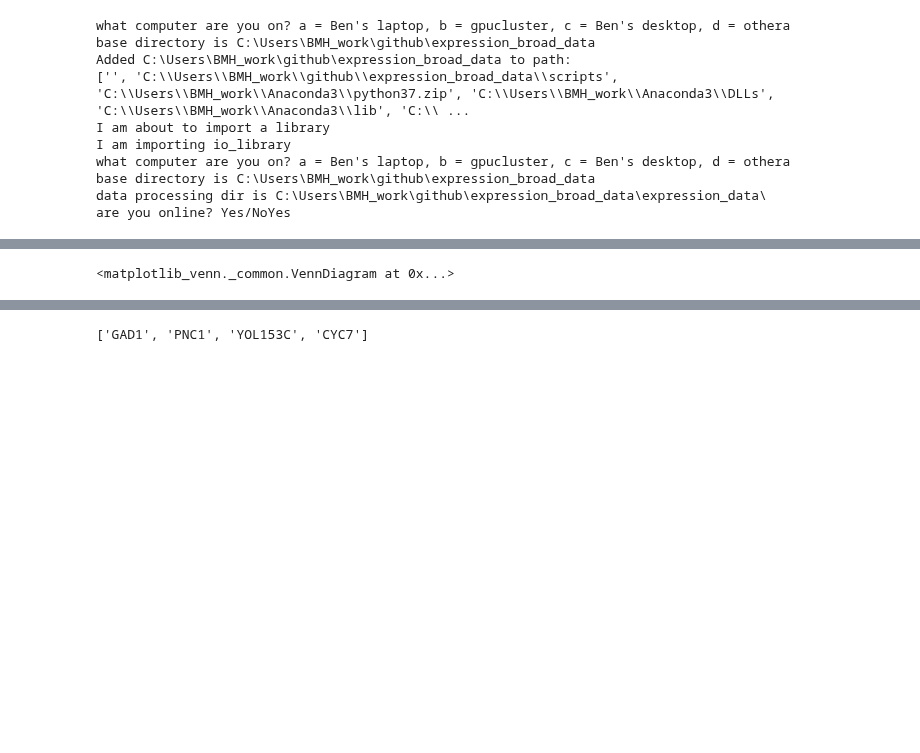
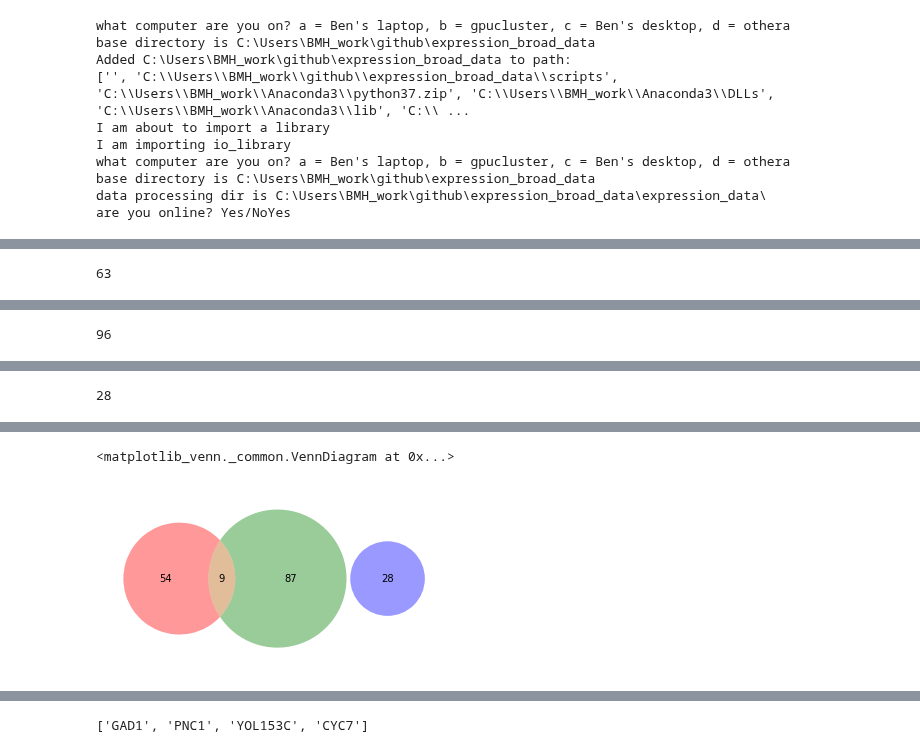
Before and after one commit to heineike02/yeast_esr_expression_analysis, a Jupyter notebook: scripts/20181101_klscpka_r1g1_m24_KL_analysis.ipynb, the cells around one changed output, grey strips where cells are left out. Cells and saved outputs as stored; diff of their text form; code cells hidden in the pictures; blank space fills up the shorter version.

```diff
--- a/scripts/20181101_klscpka_r1g1_m24_KL_analysis.ipynb
+++ b/scripts/20181101_klscpka_r1g1_m24_KL_analysis.ipynb
@@ -280,14 +219,17 @@ py.iplot(fig, filename='RNAseq2018_KL_WT_VS_R1G1')
 # %%
 #To Call Rph1/Gis1 repressed genes make a line from (1.5, 3) to (3.0, 0) and a hard cutoff below of 0.5
 
-x1,y1 = (1.5,3.0)
-x2,y2 = (3.0,0.0)
+x1,y1 = (1.3,7.0)
+x2,y2 = (2.2,0.0)
 ymin = 0.5
 
 x = r1g1_deseq['log2FoldChange']
 y =  -np.log10(r1g1_deseq['pvalue'])
 
 r1g1_rep_genes = r1g1_deseq[(y > y2- (y2-y1)/(x2-x1)*(x2-x)) & (y>ymin)]
+len(r1g1_rep_genes)
+# %% [output]
+63
 # %%
 #Plot Msn24/nmpp1 interaction LFC v.s. pValue
 
@@ -323,16 +266,19 @@ py.iplot(fig, filename='RNAseq2018_Msn24_drug_interaction')
 # %% [output]
 [interactive output not drawn]
 # %%
-#To Call Msn2/4 PKA interaction genes make a line from (-4.5, 0) to (-1.9, 7.5) and a hard cutoff for -log10p value of above 1.0
+#To Call Msn2/4 PKA interaction genes make a line and a hard cutoff for -log10p values
 
-x1,y1 = (-4.5,0.0)
-x2,y2 = (-1.9,7.5)
-ymin = 1.0
+x1,y1 = (-2.5,0.0)
+x2,y2 = (-1.1,2.2)
+ymin = 0.3
 
 x = m24_nmpp1_int_deseq['log2FoldChange']
 y =  -np.log10(m24_nmpp1_int_deseq['pvalue'])
 
 m24_nmpp1_act_genes = m24_nmpp1_int_deseq[(y > y2- (y2-y1)/(x2-x1)*(x2-x)) & (y>ymin)]
+len(m24_nmpp1_act_genes)
+# %% [output]
+96
 # %%
 #Plot Deseq LFC v.s. pValue
 
@@ -384,14 +330,17 @@ py.iplot(fig, filename='RNAseq2018_WT_VS_M24_KL')
 #To Call Msn2/4 deletion genes make a line from (-2.3,0.5) to (-1.3,1.5) and a hard cutoff for -log10p value of above 0.5.
 #This was chosen to include CYC7 and HOR7 but not MPC3.
 
-x1,y1 = (-2.3,0.5)
-x2,y2 = (-1.3,1.5)
-ymin = 0.5
+x1,y1 = (-2.0,0.0)
+x2,y2 = (-1.0,1.98)
+ymin = 0.3
 
 x = m24_deseq['log2FoldChange']
 y =  -np.log10(m24_deseq['pvalue'])
 
 m24_act_genes = m24_deseq[(y > y2- (y2-y1)/(x2-x1)*(x2-x)) & (y>ymin)]
+len(m24_act_genes)
+# %% [output]
+28
 # %%
-venn3([set(r1g1_rep_genes.index), set(m24_nmpp1_act_genes.index), set(m24_act_genes.index)], set_labels = ['Rph1/Gis1 repressed in exp growth', 'Activation by PKA inhibition Msn2/4 dependent', 'Activated in Msn24 del'])
+venn3([set(r1g1_rep_genes.index), set(m24_nmpp1_act_genes.index), set(m24_act_genes.index)], set_labels = None) #, set_labels = ['Rph1/Gis1 repressed \n in exp growth', 'Activation by PKA inhibition \n Msn2/4 dependent', 'Activated in \n Msn24 del'])
 # %% [output]
@@ -400 +347,2 @@ venn3([set(r1g1_rep_genes.index), set(m24_nmpp1_act_genes.index), set(m24_act_ge
 <matplotlib_venn._common.VennDiagram at 0x...>
+[figure, added]
```
Also changed, not shown: parts of 13 cells of this notebook, 3 other files.
